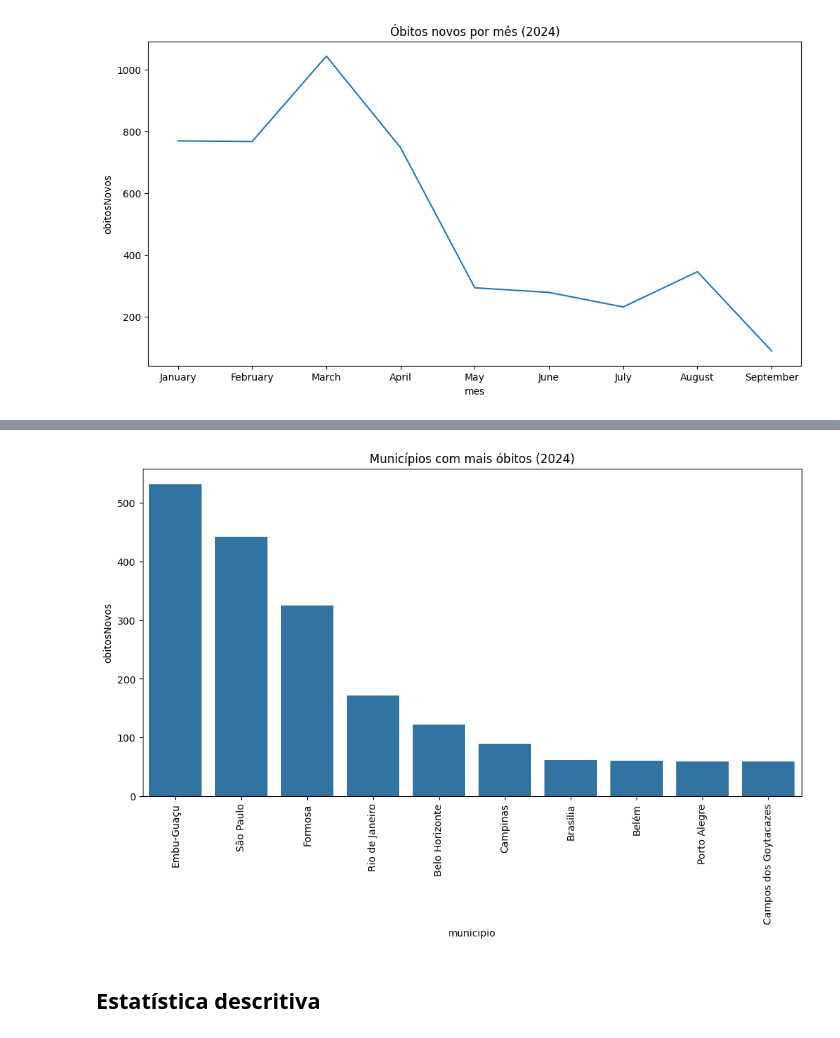
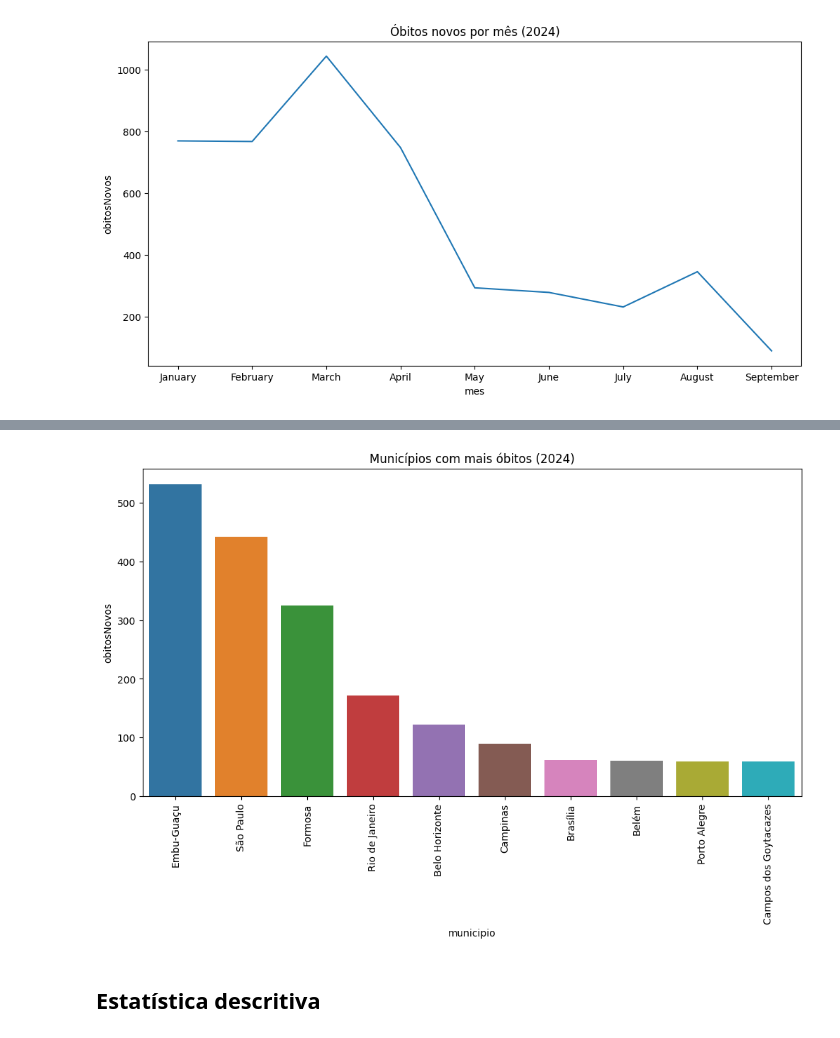
Before and after one commit to vishmaria/Estatistica-com-Python, a Jupyter notebook: Atividades/A1_estatistica.ipynb, the cells around one changed output, grey strips where cells are left out. Saved outputs shown, nothing was run; the diff lists cells and outputs as text; code cells hidden in the pictures.

```diff
--- a/Atividades/A1_estatistica.ipynb
+++ b/Atividades/A1_estatistica.ipynb
@@ -382,14 +422,14 @@ plt.show()
 # %%
 # Plot de muncipios com mais casos
 top_mun_2024 = df[df['ano'] == 2024].groupby('municipio').agg({'obitosNovos':'sum'}).nlargest(10,'obitosNovos')
 
 plt.figure(figsize=(12,6))
-ax = sns.barplot(data=top_mun_2024.reset_index(), x='municipio', y='obitosNovos')
+ax = sns.barplot(data=top_mun_2024.reset_index(), x='municipio', y='obitosNovos',hue='municipio')
 plt.title('Municípios com mais óbitos (2024)')
 plt.xticks(rotation=90)
 plt.show()
 # %% [output]
-[figure, old version]
+[figure, new version]
 # %% [markdown]
 ## Estatística descritiva
 # %%
```
Also changed, not shown: parts of 10 cells of this notebook.
